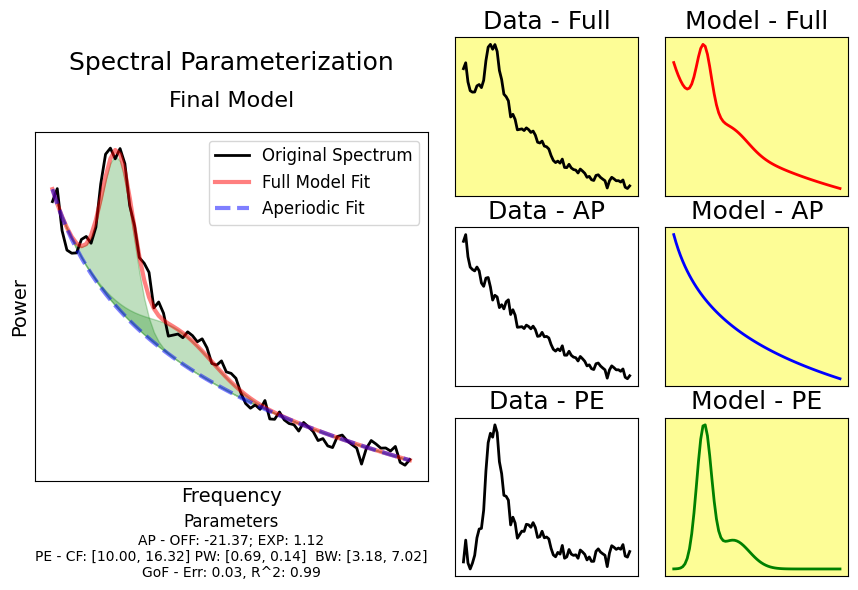
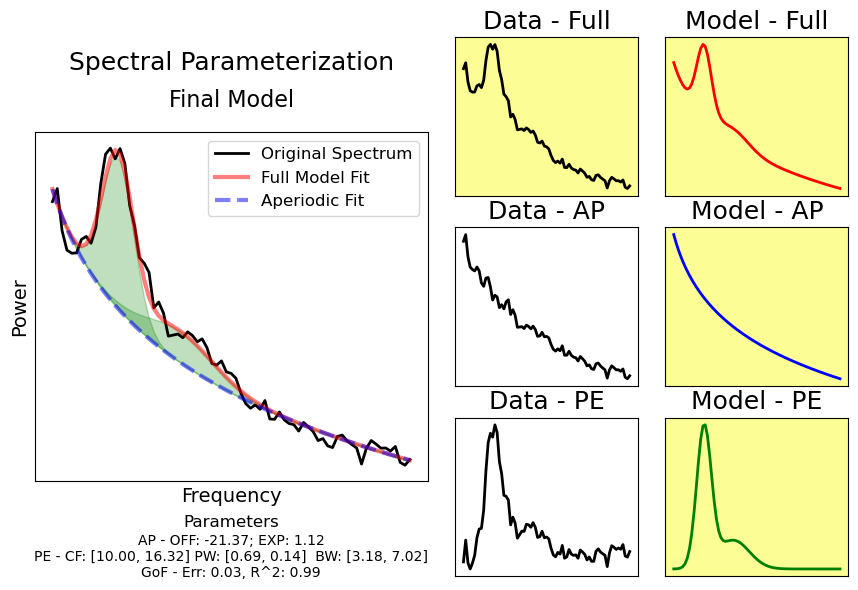
The change to this notebook cell's code, shown as a diff; its figure went from the first image to the second:
--- before
+++ after
@@ -7,8 +7,8 @@
 plot_spectra(fm.data.freqs, fm.results.model.get_component('aperiodic'), ax=axes['model_ap'],
              color=PLT_COLORS['aperiodic'], **labels)
-plot_spectra(fm.data.freqs, fm.get_data('peak'), ax=axes['data_pe'], color=PLT_COLORS['data'], **labels)
+plot_spectra(fm.data.freqs, fm.data.get_data('peak'), ax=axes['data_pe'], color=PLT_COLORS['data'], **labels)
 plot_spectra(fm.data.freqs, fm.results.model.get_component('peak'), ax=axes['model_pe'],
              color=PLT_COLORS['periodic'], **labels)
-plot_spectra(fm.data.freqs, fm.get_data('aperiodic'), ax=axes['data_ap'],
+plot_spectra(fm.data.freqs, fm.data.get_data('aperiodic'), ax=axes['data_ap'],
              color=PLT_COLORS['data'], **labels)
 plot_spectra(fm.data.freqs, fm.results.model.get_component('full'), ax=axes['model_fu'],

Commit: update viz for udpated specparam